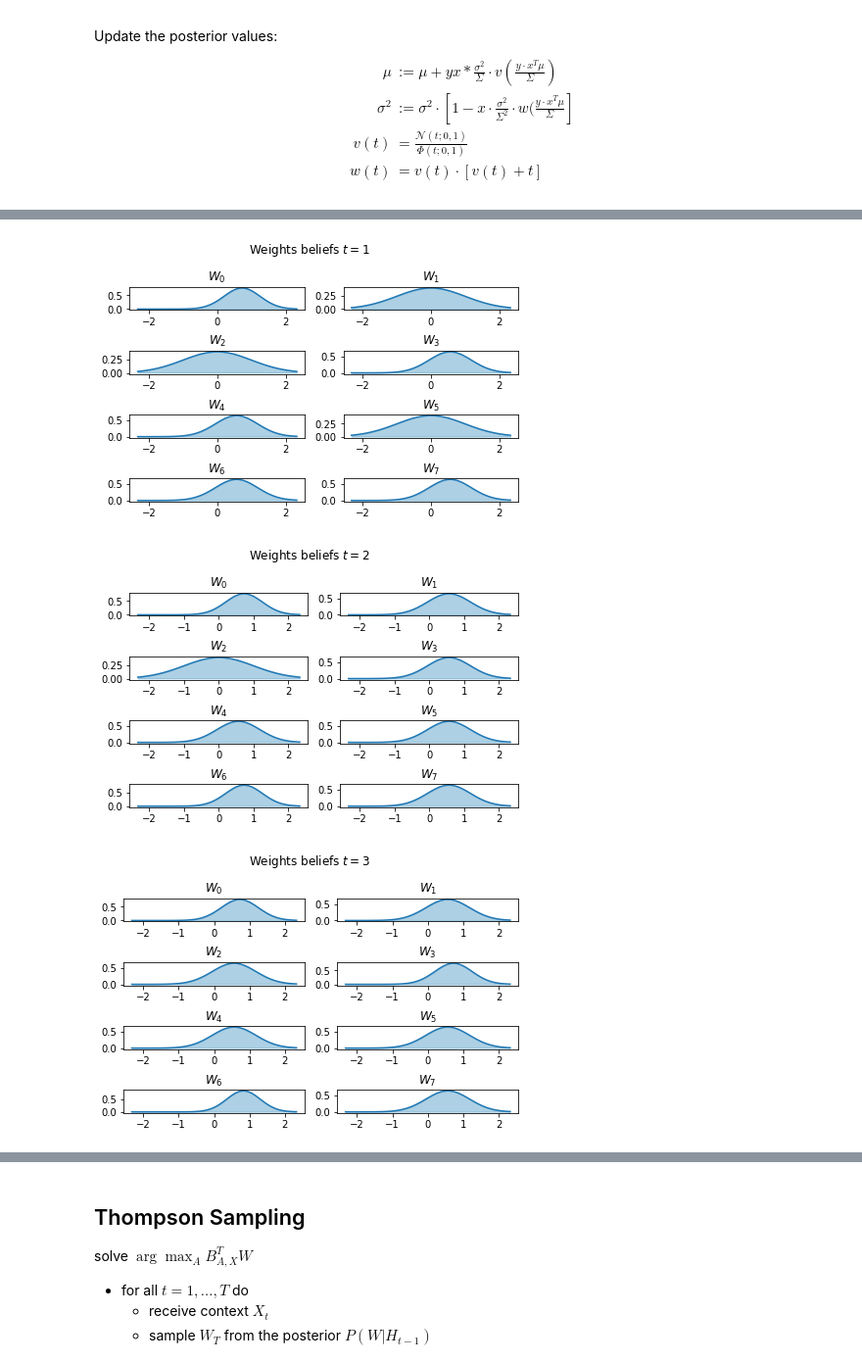
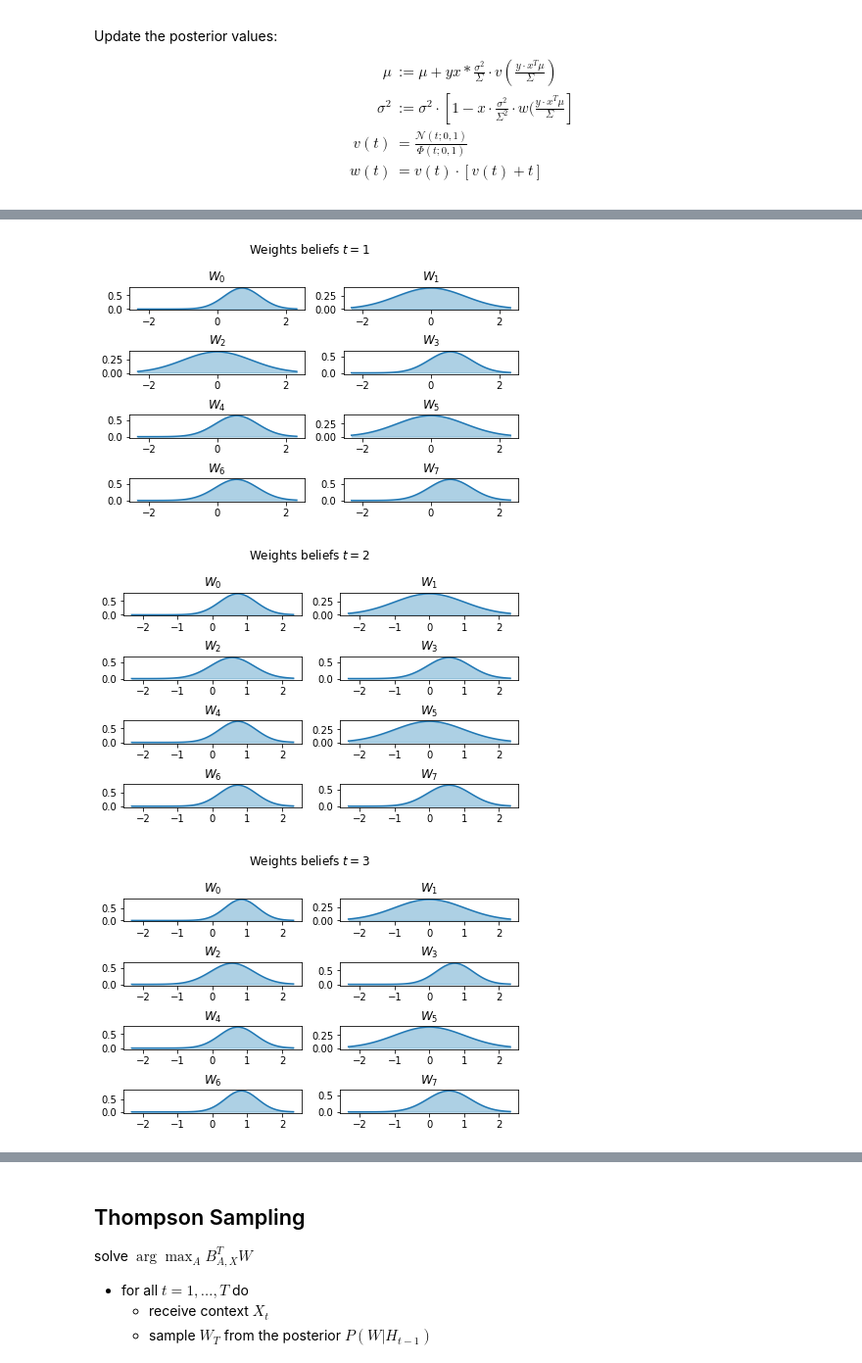
Before and after one commit to rfdickerson/multiarmed-bandits, a Jupyter notebook: Contextual Bandits.ipynb, the cells around one changed output, grey strips where cells are left out. Shown: that part at 98% size. Drawn from its saved outputs; the diff is of its cells as text; code cells hidden in the pictures.

```diff
--- a/Contextual Bandits.ipynb
+++ b/Contextual Bandits.ipynb
@@ -226,21 +265,23 @@ def plot_weights(mu, sigma, t):
     plt.show()
 # %%
 # time iterations
-t = 4
+t = 10
 
+# number of dimensions
 d = 8
 
-mu = np.zeros(d)
-sigma = np.ones(d)
+mu = np.zeros(d, np.float32)
+sigma = np.ones(d, np.float32)
 
 plot_weights(mu, sigma, -1)
 
-display(df)
+H = simulate(H)
+display(H)
 
-features = to_features(df)
+features = to_features(H)
 
 for i in range(t):
-    row = df.iloc[i,:]
+    row = H.iloc[i]
     feature = features.iloc[i].to_list()
     reward = row['reward']
 
@@ -262,3 +311,3 @@ for i in range(t):
 [figure]
-[figure, old version]
+[figure, new version]
-[figure, old version]
+[figure, new version]
```
Also changed, not shown: parts of 2 cells of this notebook.
